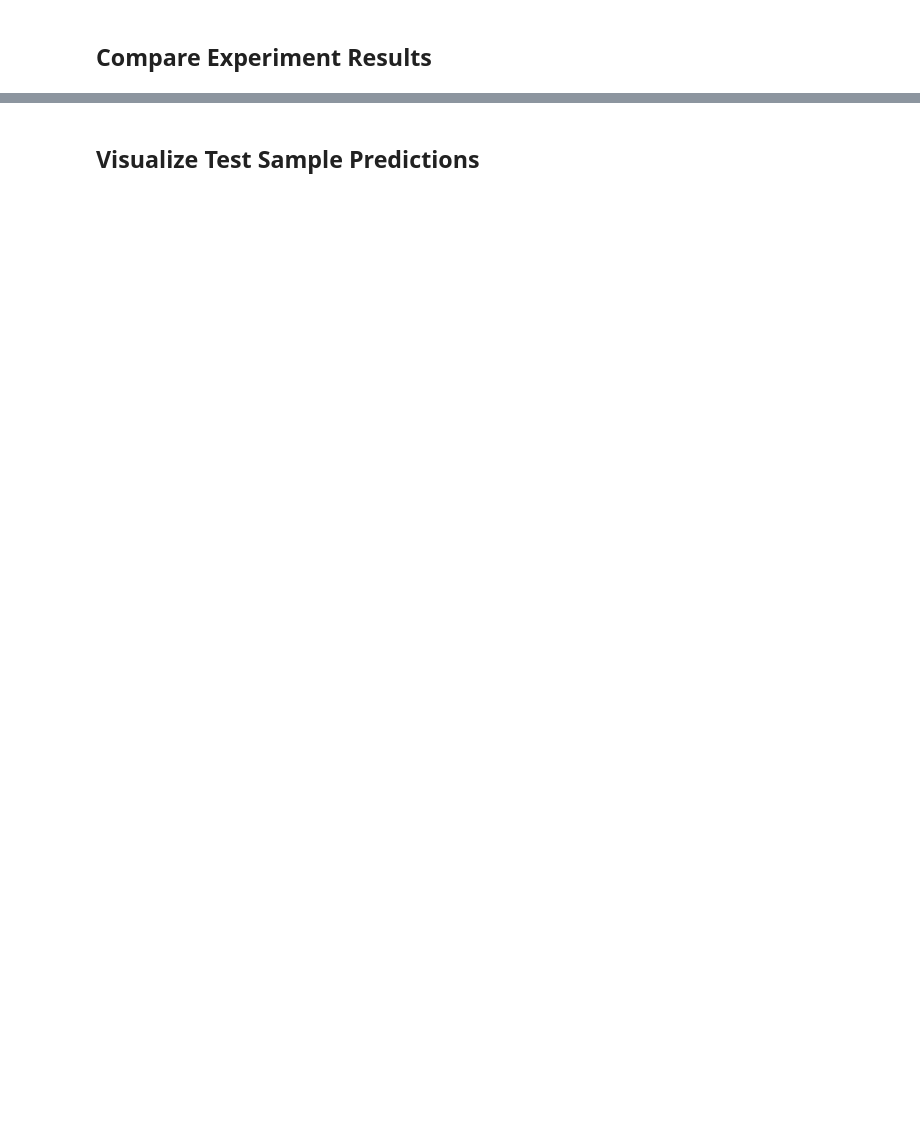
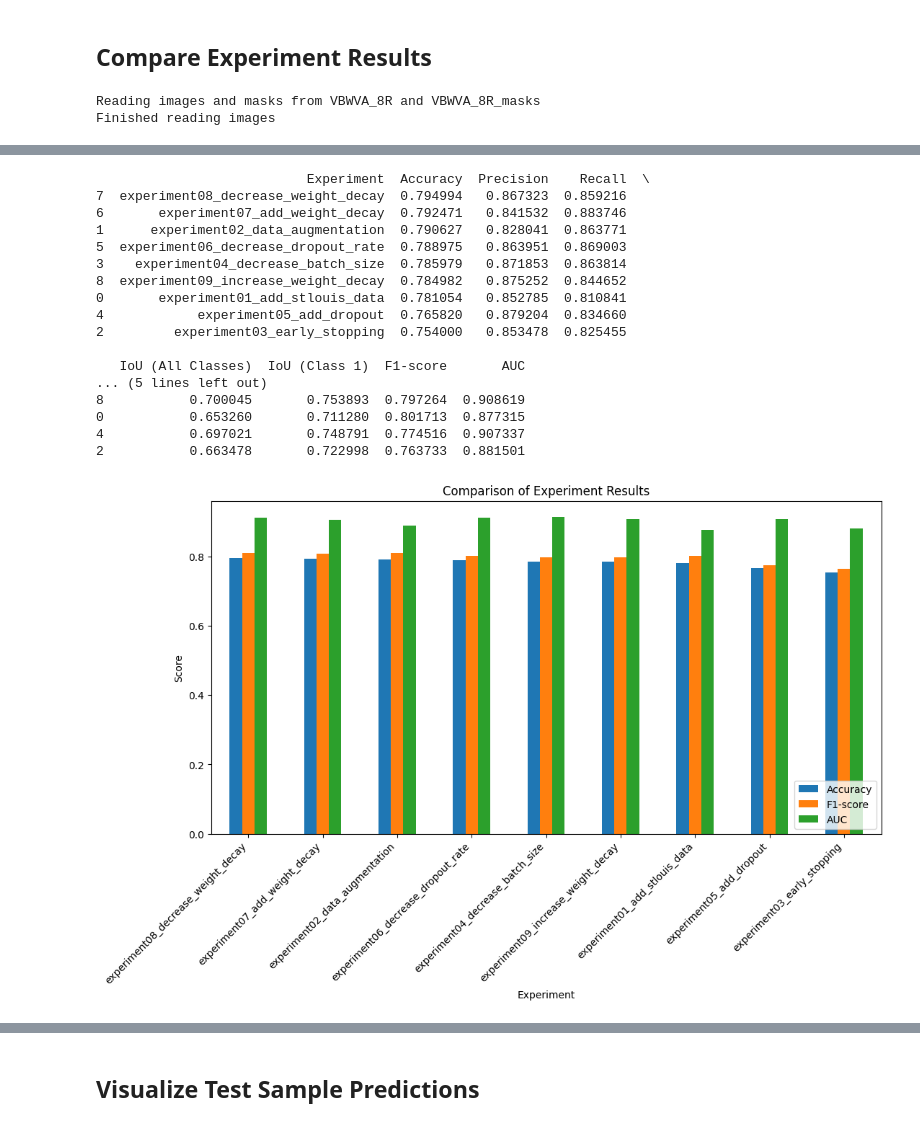
Before and after one commit to chengzwk/omdena-frankfurt-ugs-unet, a Jupyter notebook: regularize_experiment_results_summary.ipynb, the cells around one changed output, grey strips where cells are left out. Drawn from its saved outputs; the diff is of its cells as text; code cells hidden in the pictures; blank space fills up the shorter version.

Commit message:
Analyze and compare all regularize experiment results.

```diff
--- a/regularize_experiment_results_summary.ipynb
+++ b/regularize_experiment_results_summary.ipynb
@@ -31,7 +340,7 @@ import matplotlib.pyplot as plt
 from sklearn.metrics import f1_score, roc_auc_score
 
 # Define base directory
-base_dir = "/content/drive/MyDrive/regularize-experiments"
+base_dir = "/content/drive/MyDrive/regularize_experiment_results"
 
 # Define experiments to analyze
 experiment_dirs = sorted([d for d in os.listdir(base_dir) if os.path.isdir(os.path.join(base_dir, d))])
@@ -40,7 +349,7 @@ experiment_dirs = sorted([d for d in os.listdir(base_dir) if os.path.isdir(os.pa
 experiment_results = []
 
 # Reload test set (ensuring consistency across evaluations)
-data_dir = "/content/drive/MyDrive/Omdena/urban-green-frankfurt/MULC"
+data_dir = "/content/drive/MyDrive/MULC"
 image_dir = "VBWVA_8R"
 X_train, X_val, X_test, y_train, y_val, y_test = split_dataset(*read_file(data_dir, image_dir, multiclass=False))
 del X_train, X_val, y_train, y_val  # Free up memory
@@ -118,3 +427,6 @@ plt.ylabel("Score")
 plt.xticks(rotation=45, ha="right")
 plt.legend(loc="lower right")
 plt.show()
+# %% [output]
+Reading images and masks from VBWVA_8R and VBWVA_8R_masks
+Finished reading images
@@ -120,0 +437,18 @@ plt.show()
+                           Experiment  Accuracy  Precision    Recall  \
+7  experiment08_decrease_weight_decay  0.794994   0.867323  0.859216
+6       experiment07_add_weight_decay  0.792471   0.841532  0.883746
+1      experiment02_data_augmentation  0.790627   0.828041  0.863771
+5  experiment06_decrease_dropout_rate  0.788975   0.863951  0.869003
+3    experiment04_decrease_batch_size  0.785979   0.871853  0.863814
+8  experiment09_increase_weight_decay  0.784982   0.875252  0.844652
+0       experiment01_add_stlouis_data  0.781054   0.852785  0.810841
+4            experiment05_add_dropout  0.765820   0.879204  0.834660
+2         experiment03_early_stopping  0.754000   0.853478  0.825455
+
+   IoU (All Classes)  IoU (Class 1)  F1-score       AUC
+... (5 lines left out)
+8           0.700045       0.753893  0.797264  0.908619
+0           0.653260       0.711280  0.801713  0.877315
+4           0.697021       0.748791  0.774516  0.907337
+2           0.663478       0.722998  0.763733  0.881501
+[figure, added]
```
Also changed, not shown: parts of 8 cells of this notebook.
